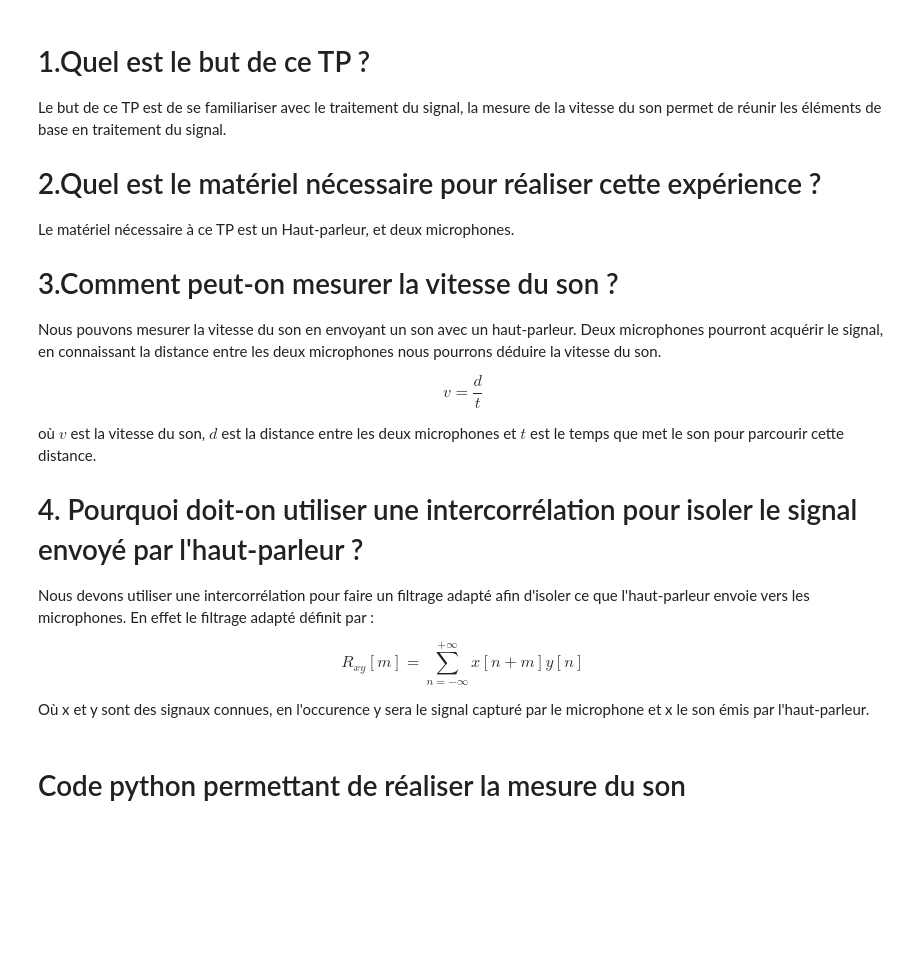
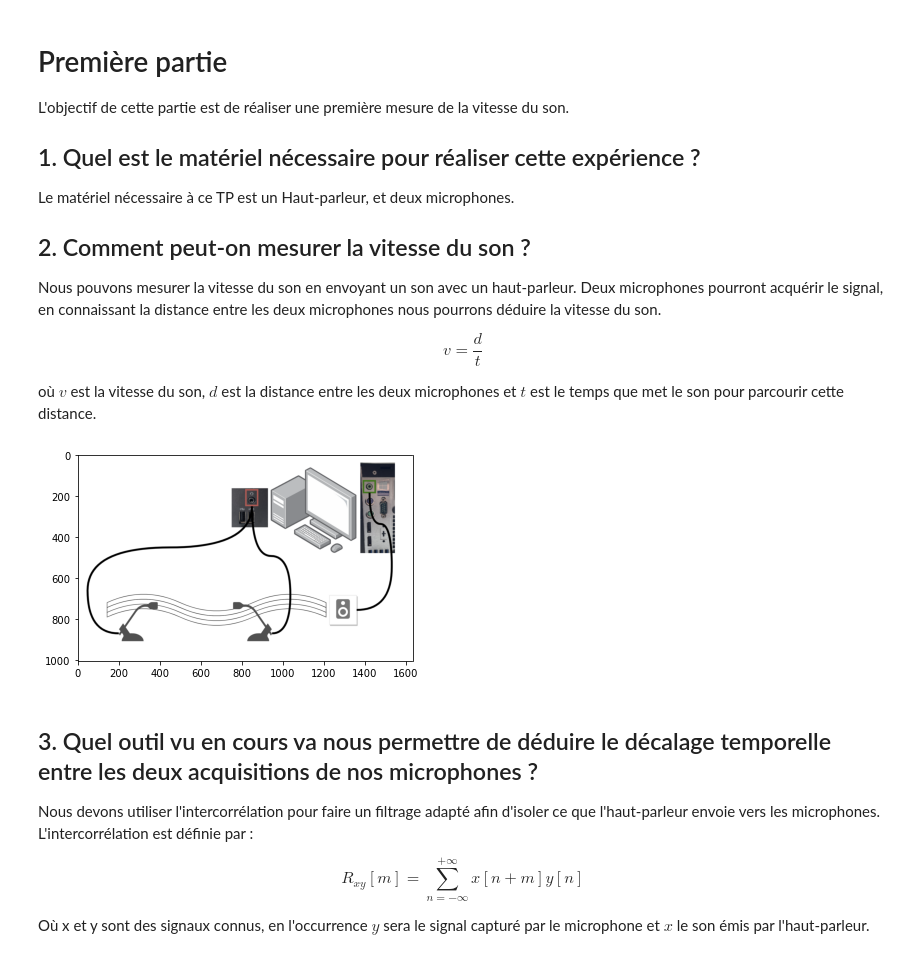
Before and after one commit to zuce68/ProjetFIP2A, a Jupyter notebook: Professeur/TP1/MesureDuSon.ipynb, the cells around one changed output. Saved outputs shown, nothing was run; the diff lists cells and outputs as text; code cells hidden in the pictures; blank space fills up the shorter version.

```diff
--- a/Professeur/TP1/MesureDuSon.ipynb
+++ b/Professeur/TP1/MesureDuSon.ipynb
@@ -45,31 +1,38 @@ left,right = traitesignfip.read_signal('enregistrement.wav')
 # %% [markdown]
-# 1.Quel est le but de ce TP ?
+# Première partie
 
-Le but de ce TP est de se familiariser avec le traitement du signal, la mesure de la vitesse du son permet de réunir les éléments de base en traitement du signal.
+L'objectif de cette partie est de réaliser une première mesure de la vitesse du son.
 
-# 2.Quel est le matériel nécessaire pour réaliser cette expérience ?
+## 1. Quel est le matériel nécessaire pour réaliser cette expérience ?
 
 Le matériel nécessaire à ce TP est un Haut-parleur, et deux microphones.
 
-# 3.Comment peut-on mesurer la vitesse du son ?
+## 2. Comment peut-on mesurer la vitesse du son ?
 
 Nous pouvons mesurer la vitesse du son en envoyant un son avec un haut-parleur. Deux microphones pourront acquérir le signal, en connaissant la distance entre les deux microphones nous pourrons déduire la vitesse du son.
 
 $$ v = \frac{d}{t} $$
 
 où $v$ est la vitesse du son, $d$ est la distance entre les deux microphones et $t$ est le temps que met le son pour parcourir cette distance.
-
-# 4. Pourquoi doit-on utiliser une intercorrélation pour isoler le signal envoyé par l'haut-parleur ?
-
-Nous devons utiliser une intercorrélation pour faire un filtrage adapté afin d'isoler ce que l'haut-parleur envoie vers les microphones. En effet le filtrage adapté définit par :
-
-$$
-R_{xy}[m] = \sum_{n=-\infty}^{+\infty} x[n+m] y[n]
-$$
-
-Où x et y sont des signaux connues, en l'occurence y sera le signal capturé par le microphone et x le son émis par l'haut-parleur.
-# %% [markdown]
-# Code python permettant de réaliser la mesure du son
+# %%
+import matplotlib.image
+import matplotlib.pyplot as plt
+
+image = matplotlib.image.imread("Maquette.png")
+plt.imshow(image)
+plt.show()
+# %% [output]
+[figure, added]
+# %% [markdown]
+## 3. Quel outil vu en cours va nous permettre de déduire le décalage temporelle entre les deux acquisitions de nos microphones ?
+
+Nous devons utiliser l'intercorrélation pour faire un filtrage adapté afin d'isoler ce que l'haut-parleur envoie vers les microphones. L'intercorrélation est définie par :
+
+$$
+R_{xy}[m] = \sum_{n=-\infty}^{+\infty} x[n+m] y[n]
+$$
+
+Où x et y sont des signaux connus, en l'occurrence $y$ sera le signal capturé par le microphone et $x$ le son émis par l'haut-parleur.
 # %%
 # Importer les bibliothèques nécessaires
 # Gestion du son
```
Also changed, not shown: parts of 5 cells of this notebook, 2 other files.
